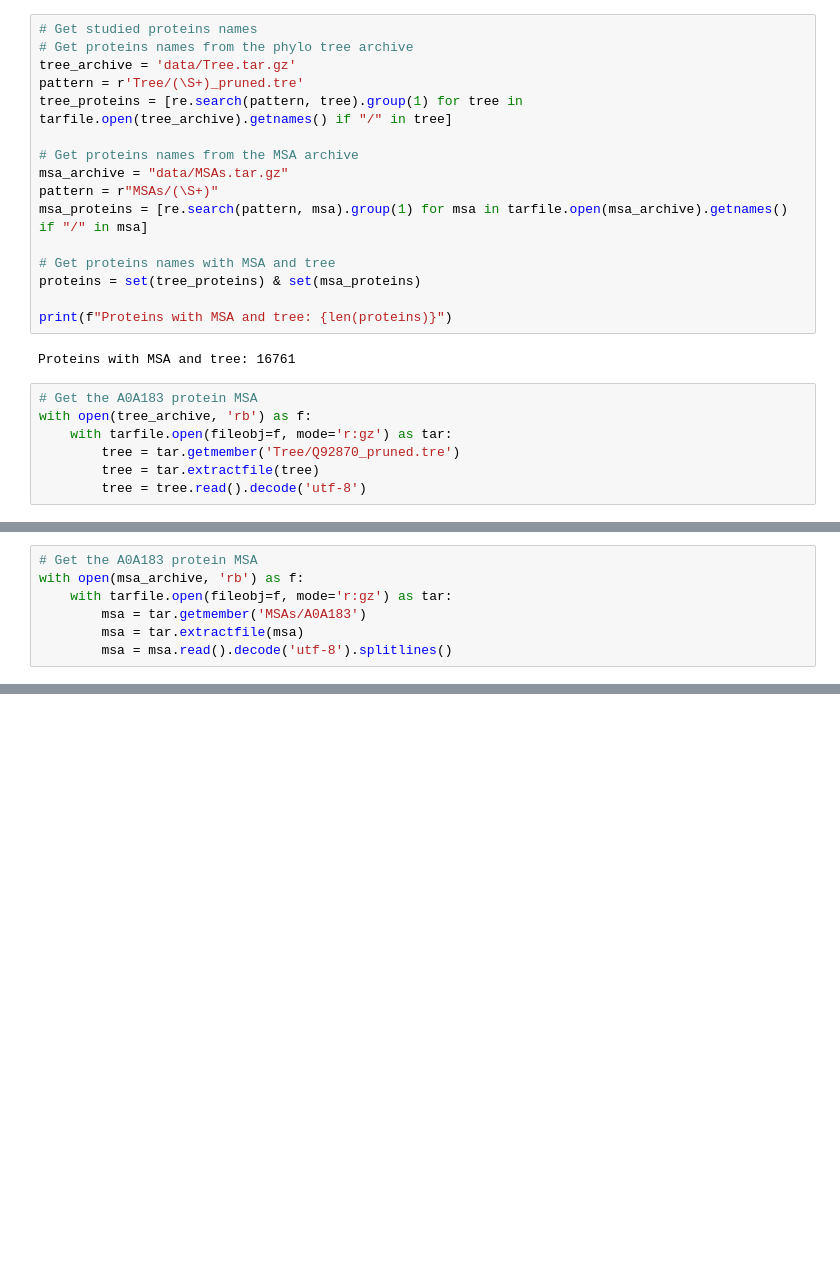
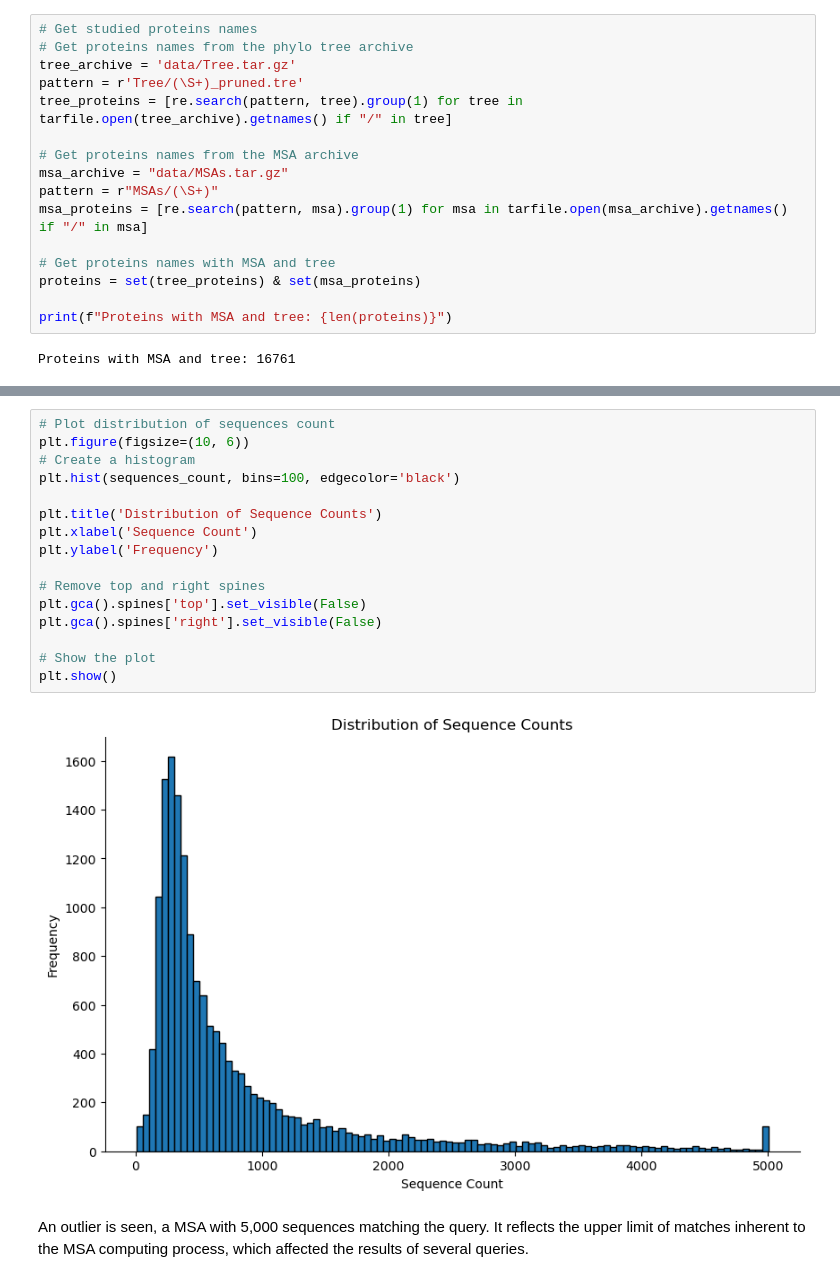
Before and after one commit to jaudemard/phylo-msa-transformers, a Jupyter notebook: phylo-msa.ipynb, the cells around one changed output, grey strips where cells are left out. Cells and saved outputs as stored; diff of their text form; blank space fills up the shorter version.

```diff
--- a/phylo-msa.ipynb
+++ b/phylo-msa.ipynb
@@ -30,10 +36,3 @@ proteins = set(tree_proteins) & set(msa_proteins)
 print(f"Proteins with MSA and tree: {len(proteins)}")
 # %% [output]
 Proteins with MSA and tree: 16761
-# %%
-# Get the A0A183 protein MSA
-with open(tree_archive, 'rb') as f:
-    with tarfile.open(fileobj=f, mode='r:gz') as tar:
-        tree = tar.getmember('Tree/Q92870_pruned.tre')
-        tree = tar.extractfile(tree)
-        tree = tree.read().decode('utf-8')
@@ -170,7 +38,0 @@ print(ete3_tree)
-# %%
-# Get the A0A183 protein MSA
-with open(msa_archive, 'rb') as f:
-    with tarfile.open(fileobj=f, mode='r:gz') as tar:
-        msa = tar.getmember('MSAs/A0A183')
-        msa = tar.extractfile(msa)
-        msa = msa.read().decode('utf-8').splitlines()
@@ -196,0 +79,20 @@ msa
+# %%
+# Plot distribution of sequences count
+plt.figure(figsize=(10, 6))
+# Create a histogram
+plt.hist(sequences_count, bins=100, edgecolor='black')
+
+plt.title('Distribution of Sequence Counts')
+plt.xlabel('Sequence Count')
+plt.ylabel('Frequency')
+
+# Remove top and right spines
+plt.gca().spines['top'].set_visible(False)
+plt.gca().spines['right'].set_visible(False)
+
+# Show the plot
+plt.show()
+# %% [output]
+[figure, added]
+# %% [markdown]
+An outlier is seen, a MSA with 5,000 sequences matching the query. It reflects the upper limit of matches inherent to the MSA computing process, which affected the results of several queries.
```
Also changed, not shown: parts of 36 cells of this notebook.
